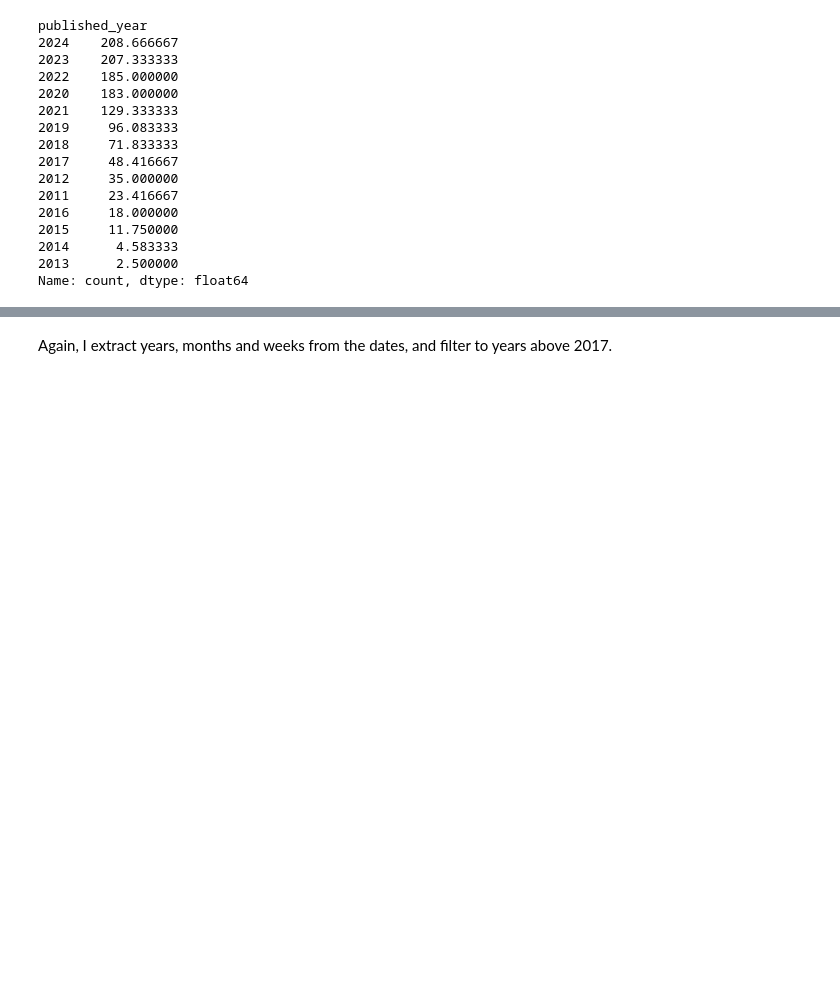
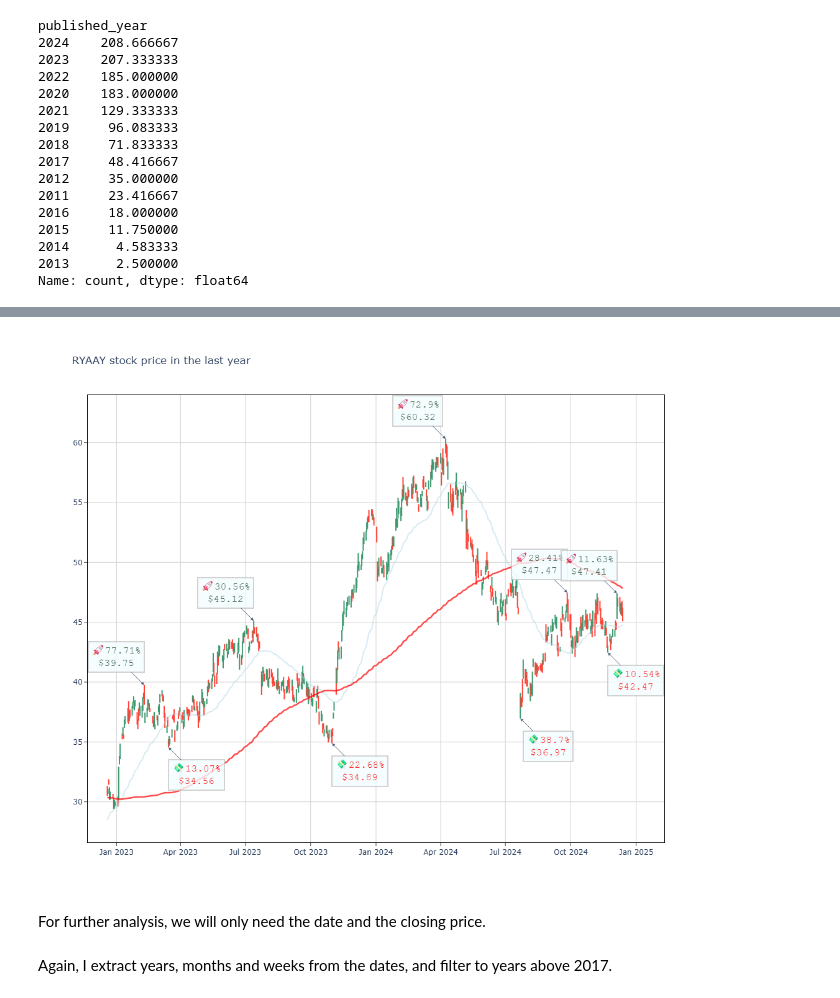
Before and after one commit to marton-nagy-marton/WebScraping_HA3, a Jupyter notebook: MartonNagy_Coding2_HA3_v2.ipynb, the cells around one changed output, grey strips where cells are left out. Cells and saved outputs as stored; diff of their text form; code cells hidden in the pictures; blank space fills up the shorter version.

Commit message:
Update RYAAY ticker scraping to GoldHand package

```diff
--- a/MartonNagy_Coding2_HA3_v2.ipynb
+++ b/MartonNagy_Coding2_HA3_v2.ipynb
@@ -297,0 +280,2 @@ ryaay = ryaay.sort_values(by='date')
+# %%
+ryaay = goldhand.GoldHand('RYAAY', range = f'{datetime.datetime.now().year - reviews_df.published_year.min() + 1}y')
@@ -297,0 +300,6 @@ ryaay = ryaay.sort_values(by='date')
+# %%
+ryaay.plotly_last_year('RYAAY stock price in the last year').show()
+# %% [output]
+[figure, added]
+# %% [markdown]
+For further analysis, we will only need the date and the closing price.
```
Also changed, not shown: parts of 8 cells of this notebook, 2 other files.
